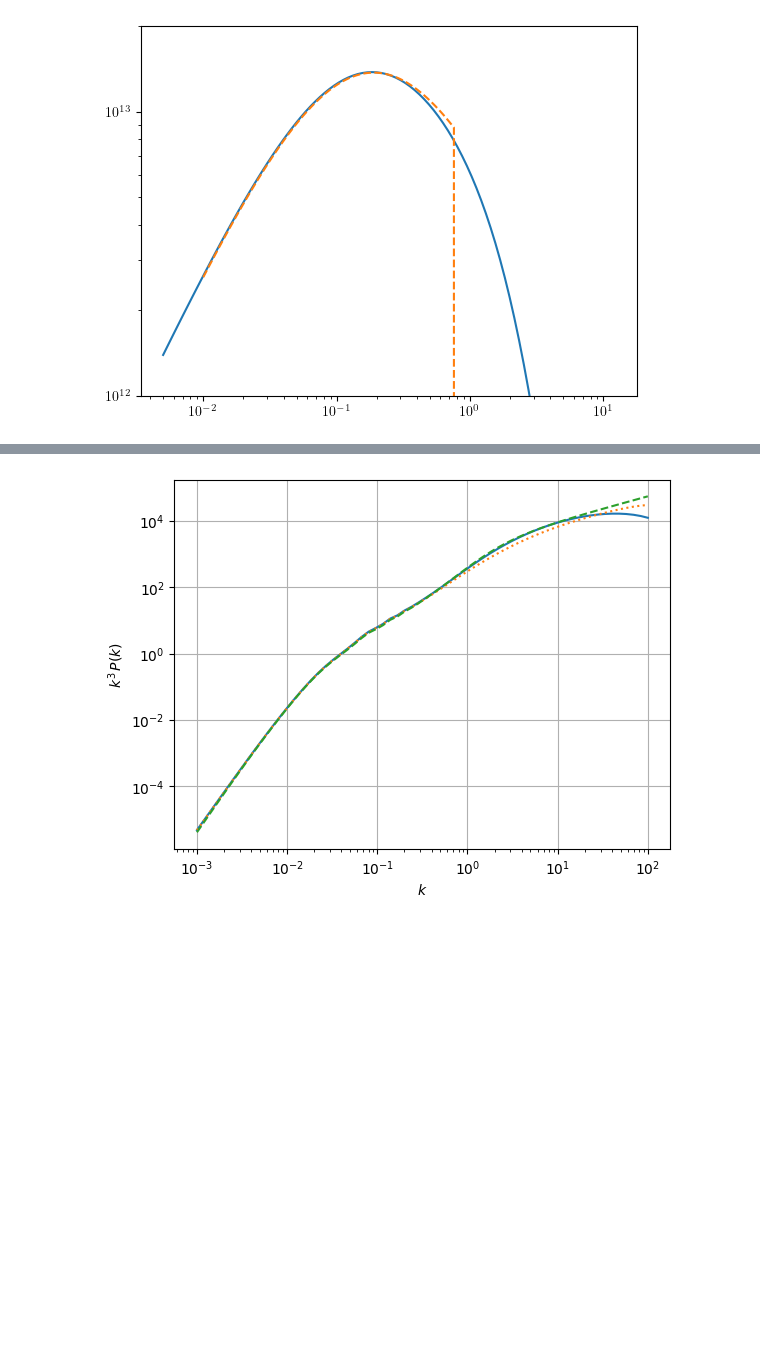
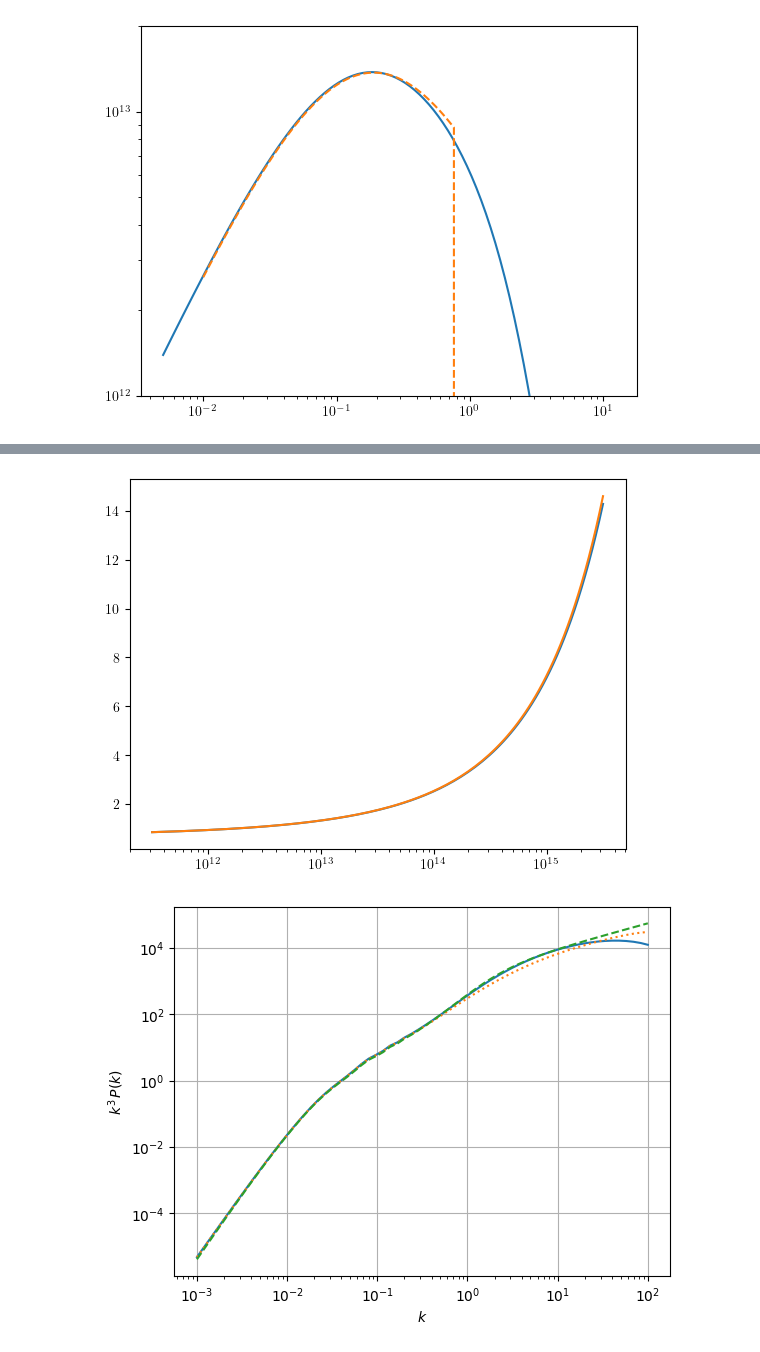
Before and after one commit to shivampcosmo/GODMAX, a Jupyter notebook: notebooks/compare_pyccl.ipynb, the cells around one changed output, grey strips where cells are left out. Saved outputs shown, nothing was run; the diff lists cells and outputs as text; code cells hidden in the pictures; blank space fills up the shorter version.

```diff
--- a/notebooks/compare_pyccl.ipynb
+++ b/notebooks/compare_pyccl.ipynb
@@ -334,3 +346,15 @@ Time taken to setup power spectra:  20.85095977783203
+# %%
+from colossus.lss import bias
+bm_colossus = bias.haloBias(setup_power_BCMP_test.M_array, model = 'tinker10', z = 0, mdef = '200c')
+# %%
+pl.figure()
+pl.plot(setup_power_BCMP_test.M_array, bm_colossus, label='colossus')
+pl.plot(setup_power_BCMP_test.M_array, setup_power_BCMP_test.bias_Mz_mat[0,:], label='BCMP')
+# pl.yscale('log')
+pl.xscale('log')
+pl.show()
+# %% [output]
+[figure, added]
 # %%
 Pk_nfw = setup_power_BCMP_test.Pmm_nfw_tot_mat
 Pk_dmb = setup_power_BCMP_test.Pmm_dmb_tot_mat
```
Also changed, not shown: parts of 5 cells of this notebook, 22 other files.
